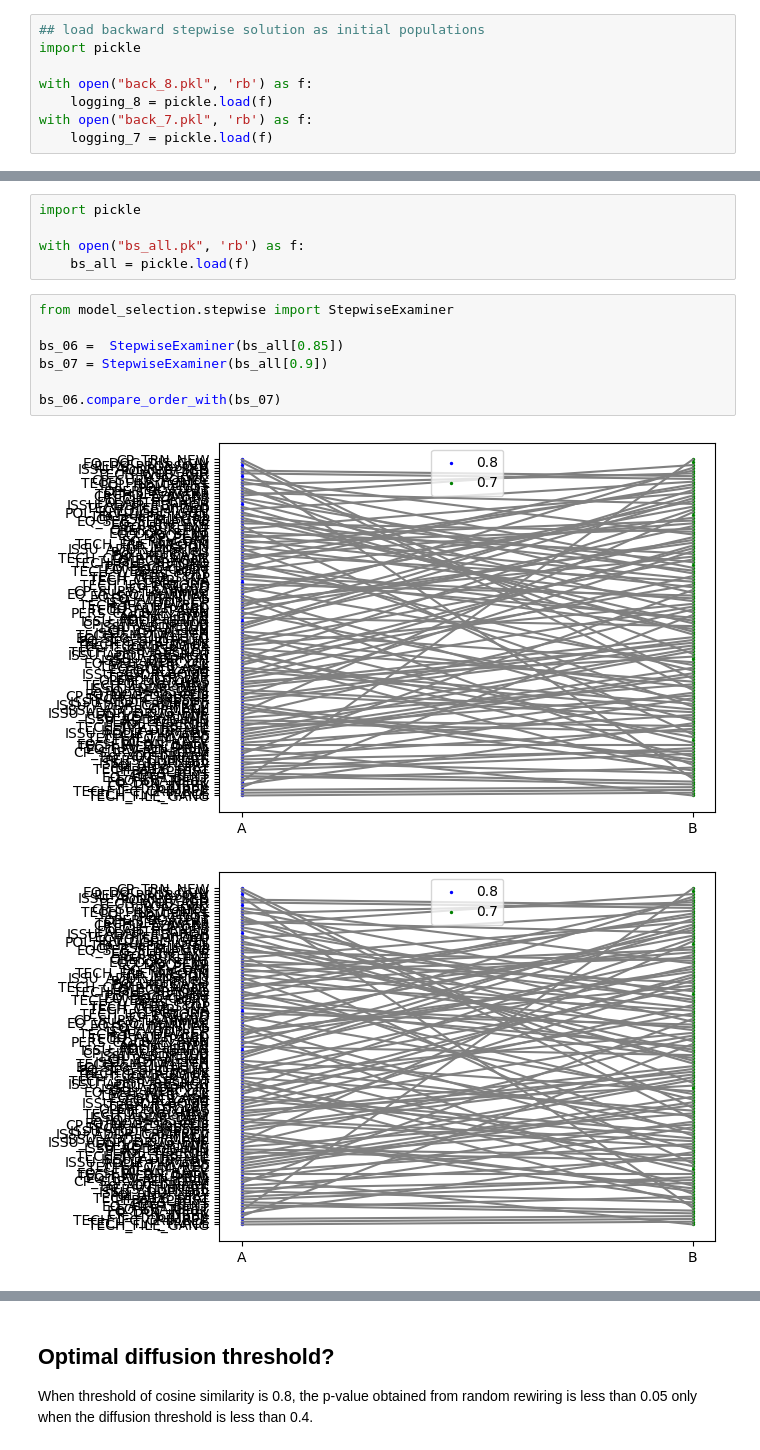
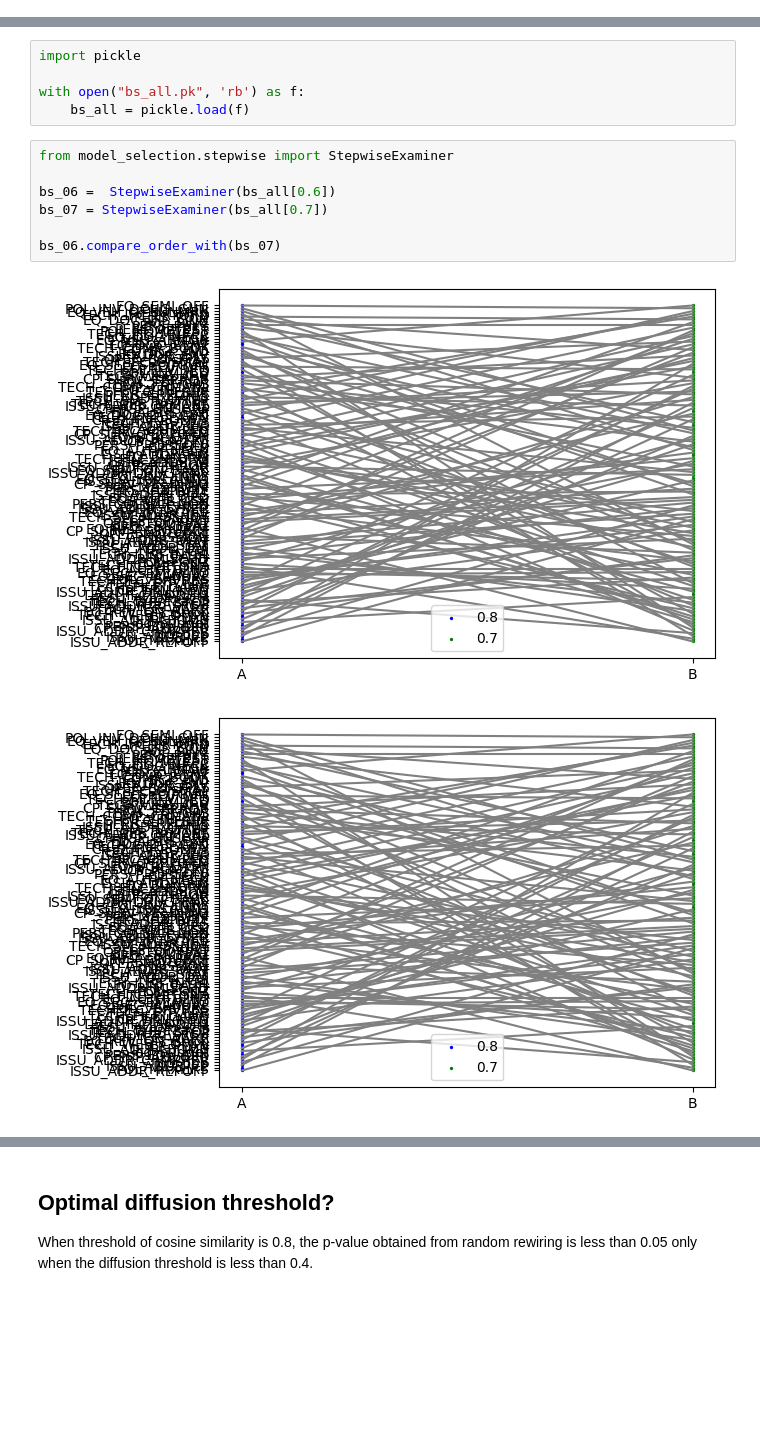
Before and after one commit to teddy21019/NIBRS_diffusion, a Jupyter notebook: Backward_Stepwise.ipynb, the cells around one changed output, grey strips where cells are left out. Saved outputs shown, nothing was run; the diff lists cells and outputs as text; blank space fills up the shorter version.

```diff
--- a/Backward_Stepwise.ipynb
+++ b/Backward_Stepwise.ipynb
@@ -277,11 +308,3 @@ ga_instance_8.plot_fitness();
 # %% [output]
 No artists with labels found to put in legend.  Note that artists whose label start with an underscore are ignored when legend() is called with no argument.
 [figure]
-# %%
-## load backward stepwise solution as initial populations
-import pickle
-
-with open("back_8.pkl", 'rb') as f:
-    logging_8 = pickle.load(f)
-with open("back_7.pkl", 'rb') as f:
-    logging_7 = pickle.load(f)
@@ -487,10 +424,10 @@ with open("bs_all.pk", 'rb') as f:
 # %%
 from model_selection.stepwise import StepwiseExaminer
 
-bs_06 =  StepwiseExaminer(bs_all[0.85])
-bs_07 = StepwiseExaminer(bs_all[0.9])
+bs_06 =  StepwiseExaminer(bs_all[0.6])
+bs_07 = StepwiseExaminer(bs_all[0.7])
 
 bs_06.compare_order_with(bs_07)
 # %% [output]
-[figure, old version]
+[figure, new version]
-[figure, old version]
+[figure, new version]
```
Also changed, not shown: parts of 34 cells of this notebook.
